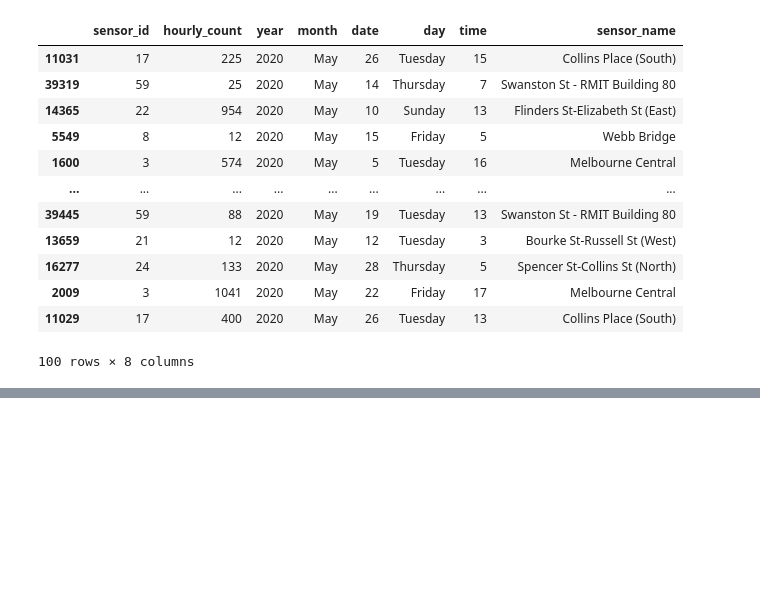
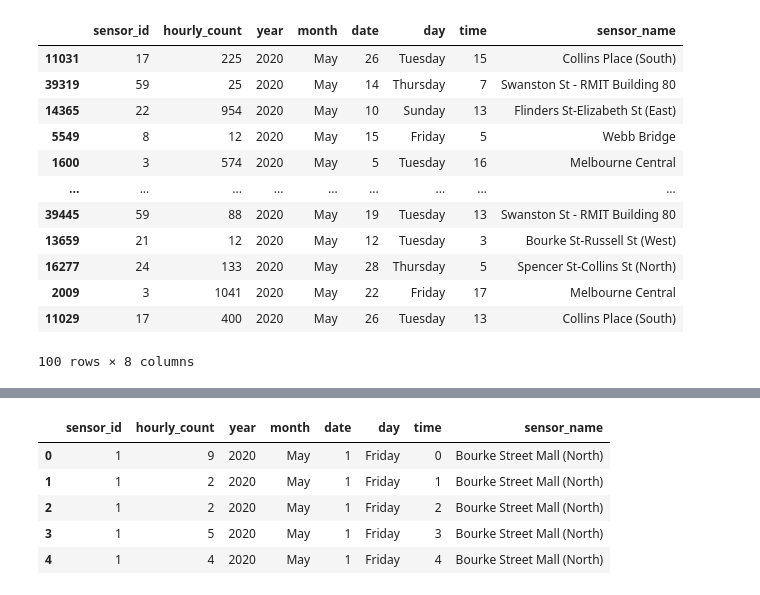
Before and after one commit to katshamai/Purple-Cats, a Jupyter notebook: Project_Ruo.ipynb, the cells around one changed output, grey strips where cells are left out. Cells and saved outputs as stored; diff of their text form; code cells hidden in the pictures; blank space fills up the shorter version.

```diff
--- a/Project_Ruo.ipynb
+++ b/Project_Ruo.ipynb
@@ -204,0 +226,12 @@ sensor_count_data_May2020.to_csv("output/sensor_count_data_May2020.csv", index =
+# %%
+# Import 2020 dataframe
+data_2020 = "output/sensor_count_data_May2020.csv"
+df_2020 = pd.read_csv(data_2020)
+df_2020.head()
+# %% [output]
+|  | sensor_id | hourly_count | year | month | date | day | time | sensor_name |
+| 0 | 1 | 9 | 2020 | May | 1 | Friday | 0 | Bourke Street Mall (North) |
+| 1 | 1 | 2 | 2020 | May | 1 | Friday | 1 | Bourke Street Mall (North) |
+| 2 | 1 | 2 | 2020 | May | 1 | Friday | 2 | Bourke Street Mall (North) |
+| 3 | 1 | 5 | 2020 | May | 1 | Friday | 3 | Bourke Street Mall (North) |
+| 4 | 1 | 4 | 2020 | May | 1 | Friday | 4 | Bourke Street Mall (North) |
```
Also changed, not shown: parts of 12 cells of this notebook, 1 other file.
